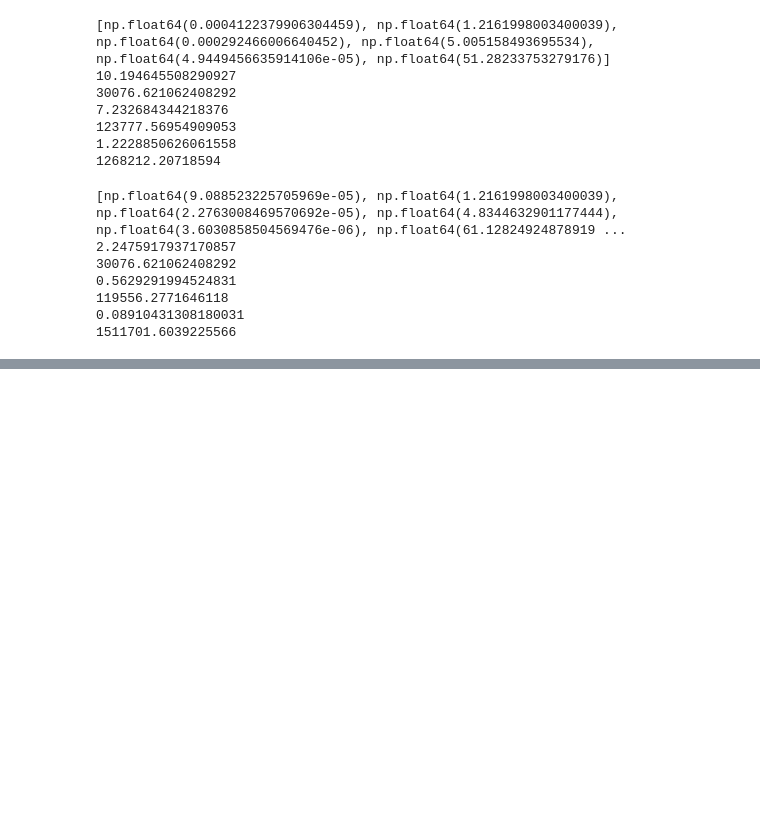
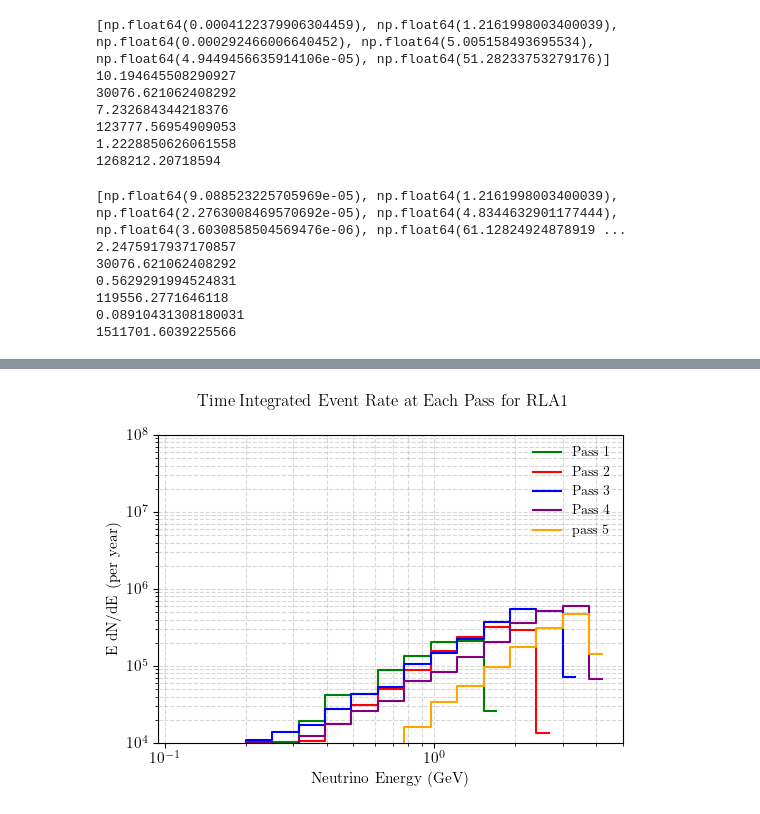
Before and after one commit to jchoi55/MINT, a Jupyter notebook: JC_event_maps.ipynb, the cells around one changed output, grey strips where cells are left out. Saved outputs shown, nothing was run; the diff lists cells and outputs as text; code cells hidden in the pictures; blank space fills up the shorter version.

```diff
--- a/JC_event_maps.ipynb
+++ b/JC_event_maps.ipynb
@@ -1341,0 +1627,69 @@ for i in range(len(mins_and_maxes)):
+# %%
+fig, ax, _ = plot_event_counts_vs_energy_pass(
+    RLA1_numu,
+    RLA1_lattice,
+    target_pass=1,
+    detect=True,
+    detect_loc=[(12579,0)],
+    e_bins=np.geomspace(1e-1, 70, 30),
+    color="green",
+    label="Pass 1"
+)
+
+plot_event_counts_vs_energy_pass(
+    RLA1_numu,
+    RLA1_lattice,
+    target_pass=2,
+    detect=True,
+    detect_loc=[(-13589,0)],
+    e_bins=np.geomspace(1e-1, 70, 30),
+    fig_and_ax=(fig, ax),
+    color="red",
+    label="Pass 2"
+)
+
+plot_event_counts_vs_energy_pass(
+    RLA1_numu,
+    RLA1_lattice,
+    target_pass=3,
+    detect=True,
+    detect_loc=[(12579,0)],
+    e_bins=np.geomspace(1e-1, 70, 30),
+    fig_and_ax=(fig, ax),
+    color="blue",
+    label="Pass 3"
+)
+
+plot_event_counts_vs_energy_pass(
+    RLA1_numu,
+    RLA1_lattice,
+    target_pass=4,
+    detect=True,
+    detect_loc=[(-13589,0)],
+    e_bins=np.geomspace(1e-1, 70, 30),
+    fig_and_ax=(fig, ax),
+    color="purple",
+    label="Pass 4"
+)
+
+plot_event_counts_vs_energy_pass(
+    RLA1_numu,
+    RLA1_lattice,
+    target_pass=5,
+    detect=True,
+    detect_loc=[(12579,0)],
+    e_bins=np.geomspace(1e-1, 70, 30),
+    fig_and_ax=(fig, ax),
+    color="orange",
+    label="pass 5",
+    ylabel="E dN/dE (per year)"
+)
+
+ax.legend()
+ax.set_ylim(1e4, 1e8)
+fig.suptitle("Time Integrated Event Rate at Each Pass for RLA1")
+plt.show()
+
+#fig.savefig('plots/event_rate_spectrum_all.pdf', bbox_inches='tight')
+# %% [output]
+[figure, added]
```
Also changed, not shown: parts of 11 cells of this notebook, 4 other files.
